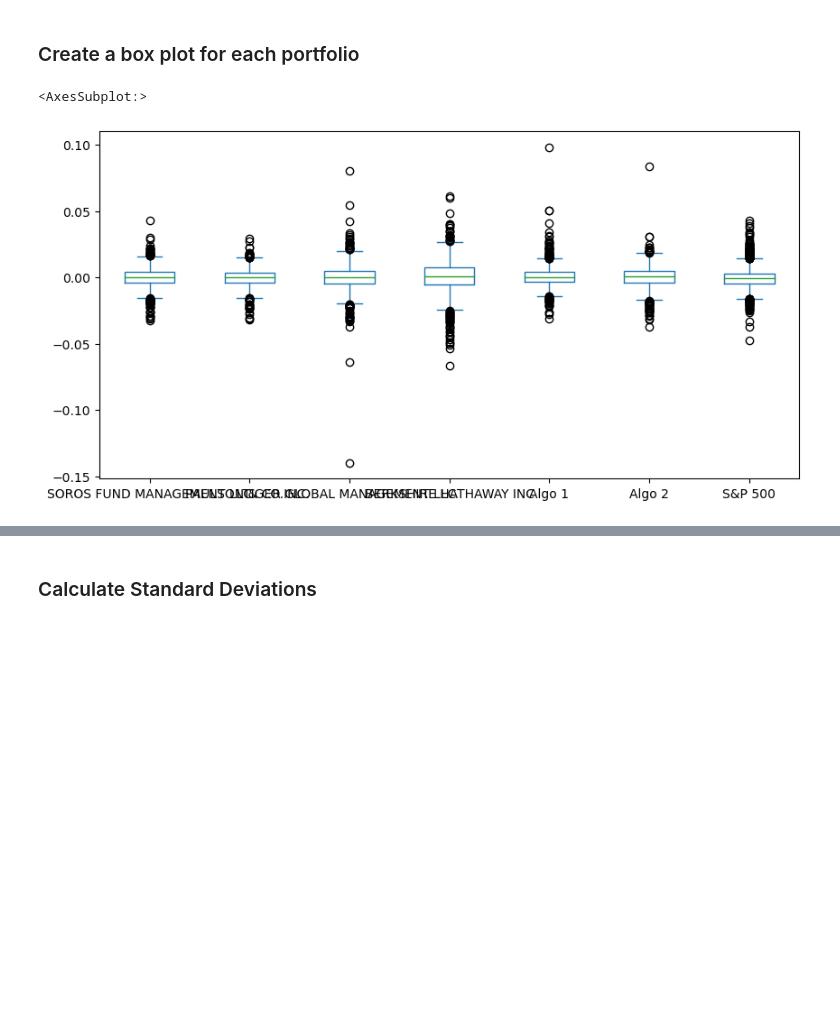
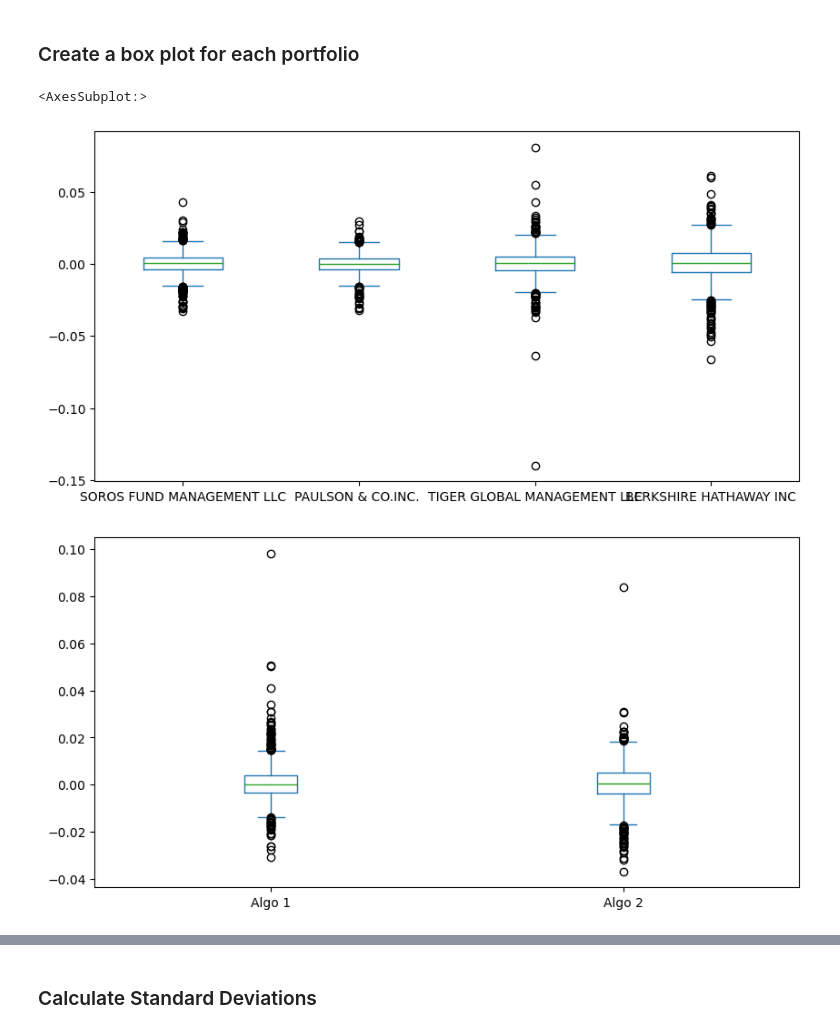
Before and after one commit to regulolanz/Whale-Portofolio-Analysis-Tool, a Jupyter notebook: whale_analysis.ipynb, the cells around one changed output, grey strips where cells are left out. Saved outputs shown, nothing was run; the diff lists cells and outputs as text; code cells hidden in the pictures; blank space fills up the shorter version.

```diff
--- a/whale_analysis.ipynb
+++ b/whale_analysis.ipynb
@@ -174,7 +229,10 @@ Determine the _risk_ of each portfolio:
 ### Create a box plot for each portfolio
 # %%
 # Box plot to visually show risk
-combined_returns.plot.box(figsize=(10,5))
+whale_returns.plot.box(figsize=(10,5))
+algo_returns.plot.box(figsize=(10,5))
+sp500_daily_returns.plot.box(figsize=(10,5))
 # %% [output]
 <AxesSubplot:>
-[figure, old version]
+[figure, new version]
+[figure, added]
```
Also changed, not shown: parts of 25 cells of this notebook.
